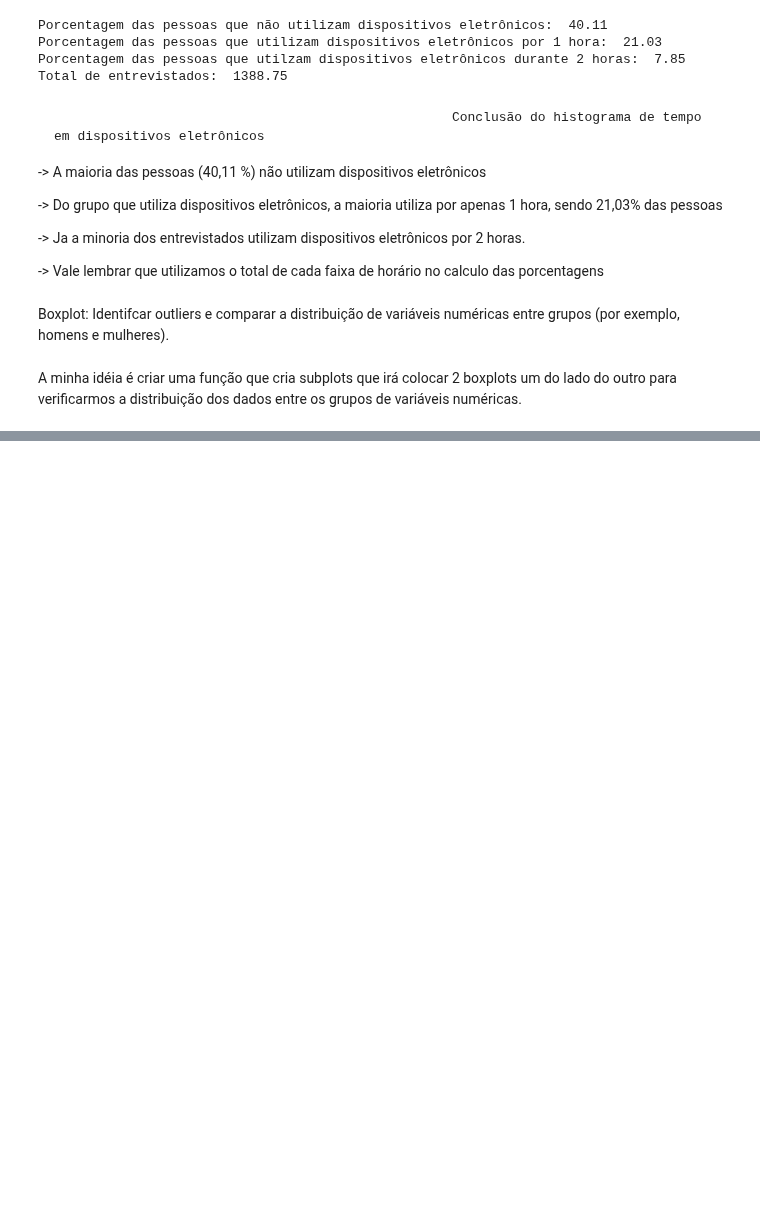
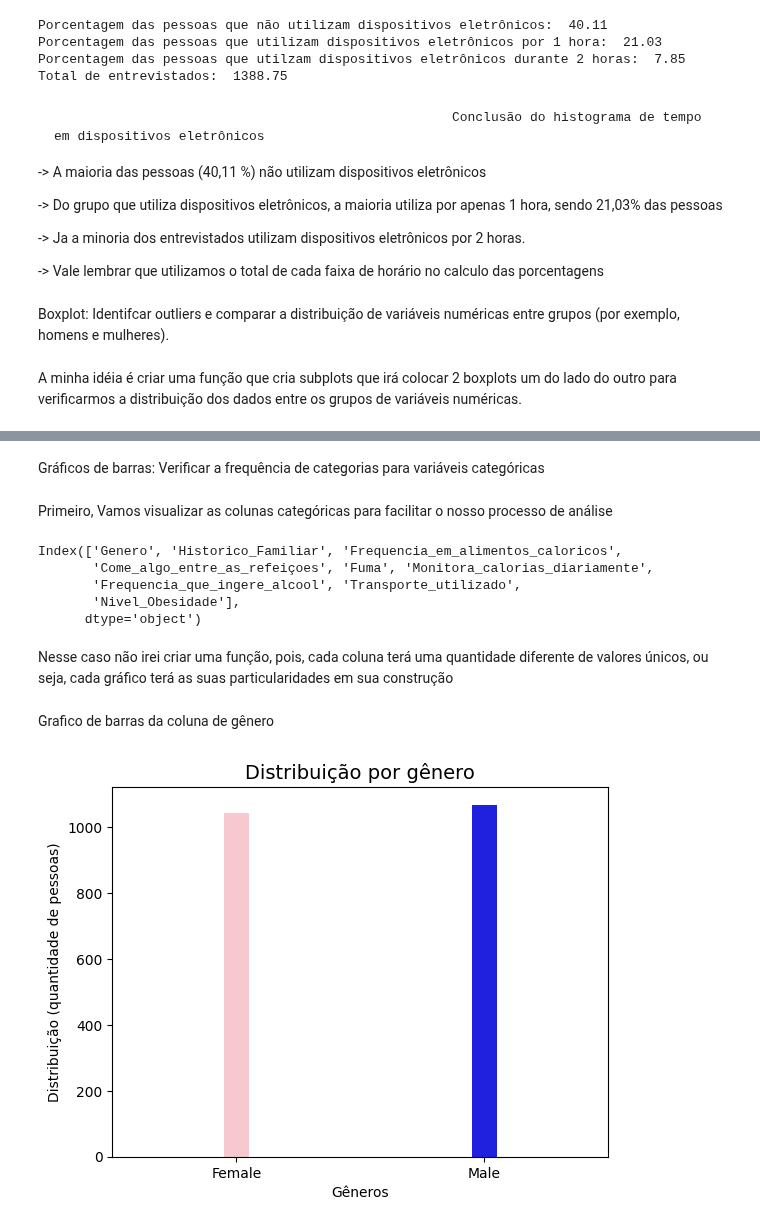
Before and after one commit to caikedomingues/Analise-de-dados-sobre-obesidade, a Jupyter notebook: Analise_Obesidade.ipynb, the cells around one changed output, grey strips where cells are left out. Cells and saved outputs as stored; diff of their text form; code cells hidden in the pictures; blank space fills up the shorter version.

```diff
--- a/Analise_Obesidade.ipynb
+++ b/Analise_Obesidade.ipynb
@@ -1074,0 +1160,29 @@ criar_boxplot('Altura', 'Idade')
+# %% [markdown]
+Gráficos de barras: Verificar a frequência de categorias para variáveis categóricas
+# %% [markdown]
+Primeiro, Vamos visualizar as colunas categóricas para facilitar o nosso processo de análise
+# %%
+colunas_categoricas.columns
+# %% [output]
+Index(['Genero', 'Historico_Familiar', 'Frequencia_em_alimentos_caloricos',
+       'Come_algo_entre_as_refeiçoes', 'Fuma', 'Monitora_calorias_diariamente',
+       'Frequencia_que_ingere_alcool', 'Transporte_utilizado',
+       'Nivel_Obesidade'],
+      dtype='object')
+# %% [markdown]
+Nesse caso não irei criar uma função, pois, cada coluna terá uma quantidade diferente de
+valores únicos, ou seja, cada gráfico terá as suas particularidades em sua construção
+# %% [markdown]
+Grafico de barras da coluna de gênero
+# %%
+plt.title('Distribuição por gênero', fontsize=14, loc='center')
+
+plt.xlabel('Gêneros')
+
+plt.ylabel('Distribuição (quantidade de pessoas)')
+
+sns.countplot(data=colunas_categoricas, x='Genero', hue='Genero', palette=['pink', 'blue'], width=0.1)
+
+plt.show()
+# %% [output]
+[figure, added]
```
Also changed, not shown: parts of 13 cells of this notebook.
